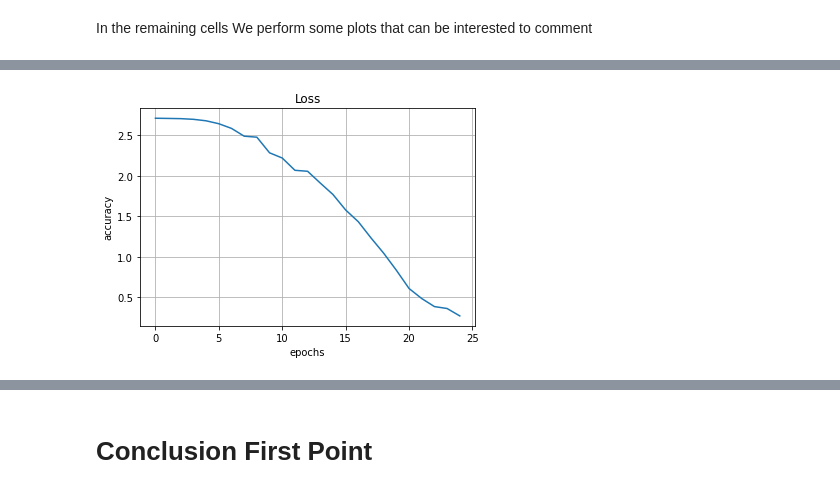
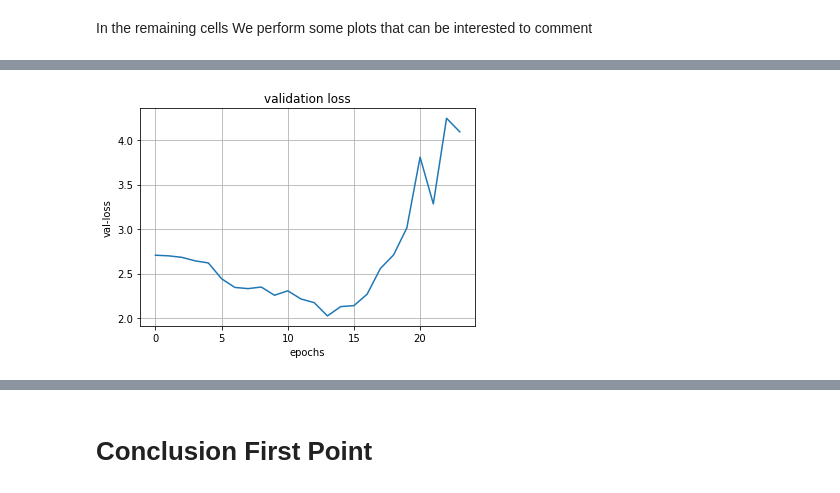
Before and after one commit to Gideon996/Computer-Vision-2020, a Jupyter notebook: Point_One.ipynb, the cells around one changed output, grey strips where cells are left out. Drawn from its saved outputs; the diff is of its cells as text; code cells hidden in the pictures.

```diff
--- a/Point_One.ipynb
+++ b/Point_One.ipynb
@@ -185,9 +156,4 @@ plt.savefig("images_point_one/accuracy.jpg")
-# %%
-plt.title("Loss")
-plt.xlabel("epochs")
-plt.ylabel("accuracy")
-plt.plot(history.history['loss'])
-plt.grid()
-plt.savefig("images_point_one/loss.jpg")
-# %% [output]
-[figure, removed]
+# %%
+pltu.validationLoss(history, "images_point_one")
+# %% [output]
+[figure, added]
```
Also changed, not shown: parts of 12 cells of this notebook, 2 other files.
